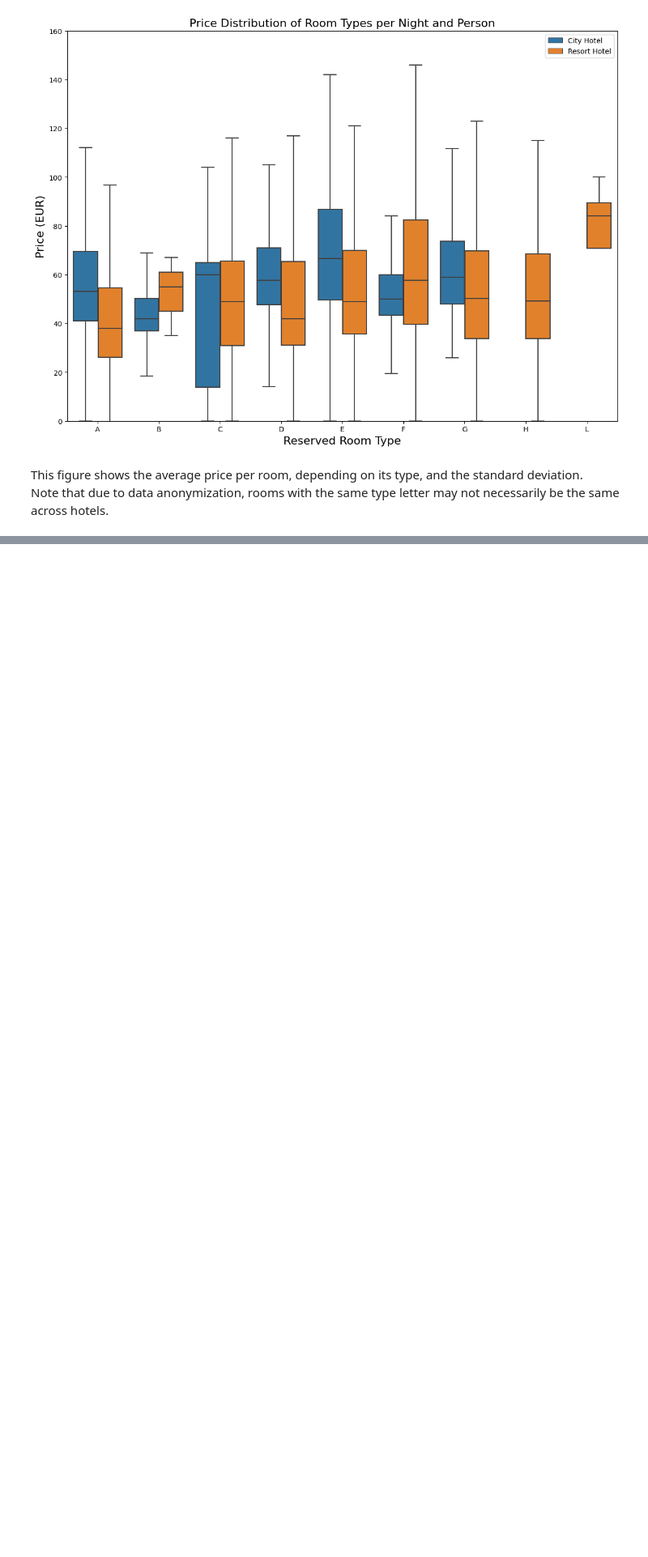
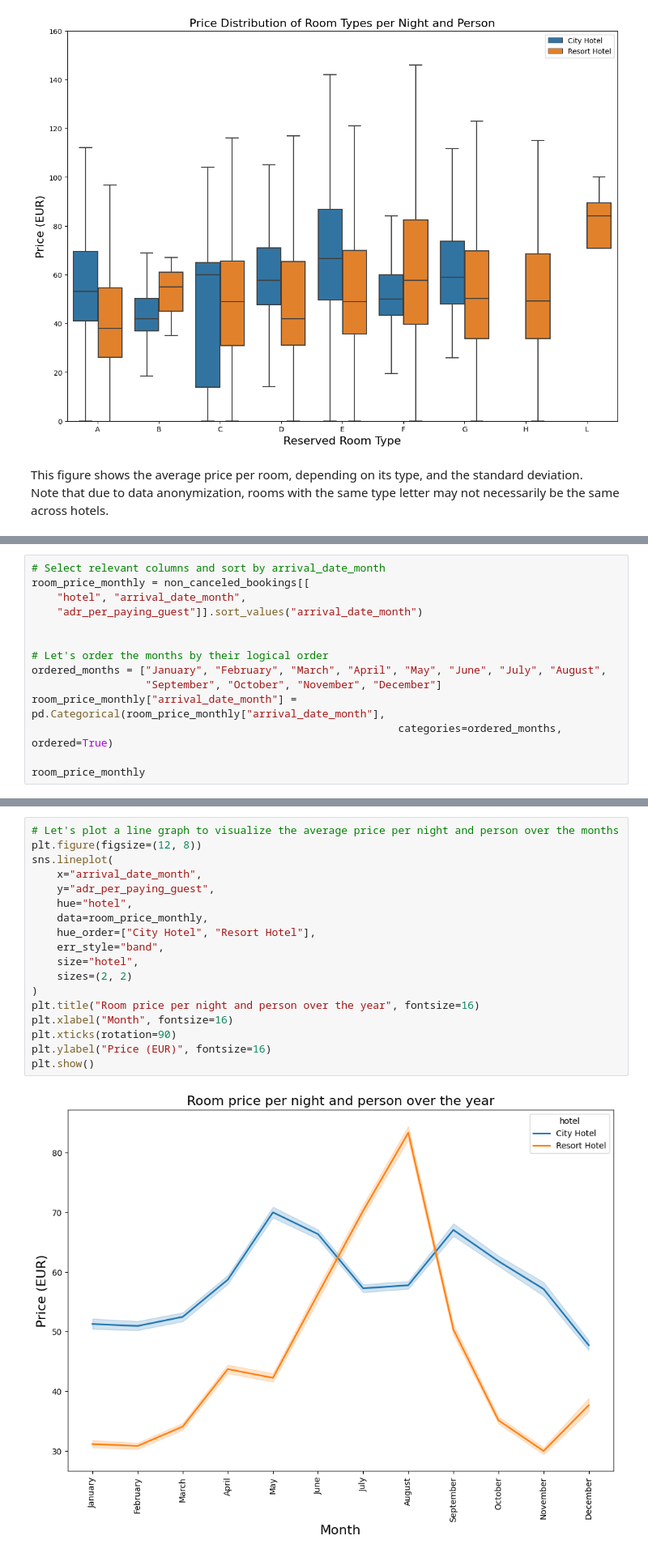
Before and after one commit to Chirag529/Hotel_EDA, a Jupyter notebook: main.ipynb, the cells around one changed output, grey strips where cells are left out. Shown at 81% size. Drawn from its saved outputs; the diff is of its cells as text; blank space fills up the shorter version.

Commit message:
price changes per months added

```diff
--- a/main.ipynb
+++ b/main.ipynb
@@ -304,0 +309,14 @@ Note that due to data anonymization, rooms with the same type letter may not nec
+# %%
+# Select relevant columns and sort by arrival_date_month
+room_price_monthly = non_canceled_bookings[[
+    "hotel", "arrival_date_month",
+    "adr_per_paying_guest"]].sort_values("arrival_date_month")
+
+
+# Let's order the months by their logical order
+ordered_months = ["January", "February", "March", "April", "May", "June", "July", "August",
+                  "September", "October", "November", "December"]
+room_price_monthly["arrival_date_month"] = pd.Categorical(room_price_monthly["arrival_date_month"],
+                                                          categories=ordered_months, ordered=True)
+
+room_price_monthly
@@ -304,0 +337,20 @@ Note that due to data anonymization, rooms with the same type letter may not nec
+# %%
+# Let's plot a line graph to visualize the average price per night and person over the months
+plt.figure(figsize=(12, 8))
+sns.lineplot(
+    x="arrival_date_month",
+    y="adr_per_paying_guest",
+    hue="hotel",
+    data=room_price_monthly,
+    hue_order=["City Hotel", "Resort Hotel"],
+    err_style="band",
+    size="hotel",
+    sizes=(2, 2)
+)
+plt.title("Room price per night and person over the year", fontsize=16)
+plt.xlabel("Month", fontsize=16)
+plt.xticks(rotation=90)
+plt.ylabel("Price (EUR)", fontsize=16)
+plt.show()
+# %% [output]
+[figure, added]
```
Also changed, not shown: parts of 5 cells of this notebook.
